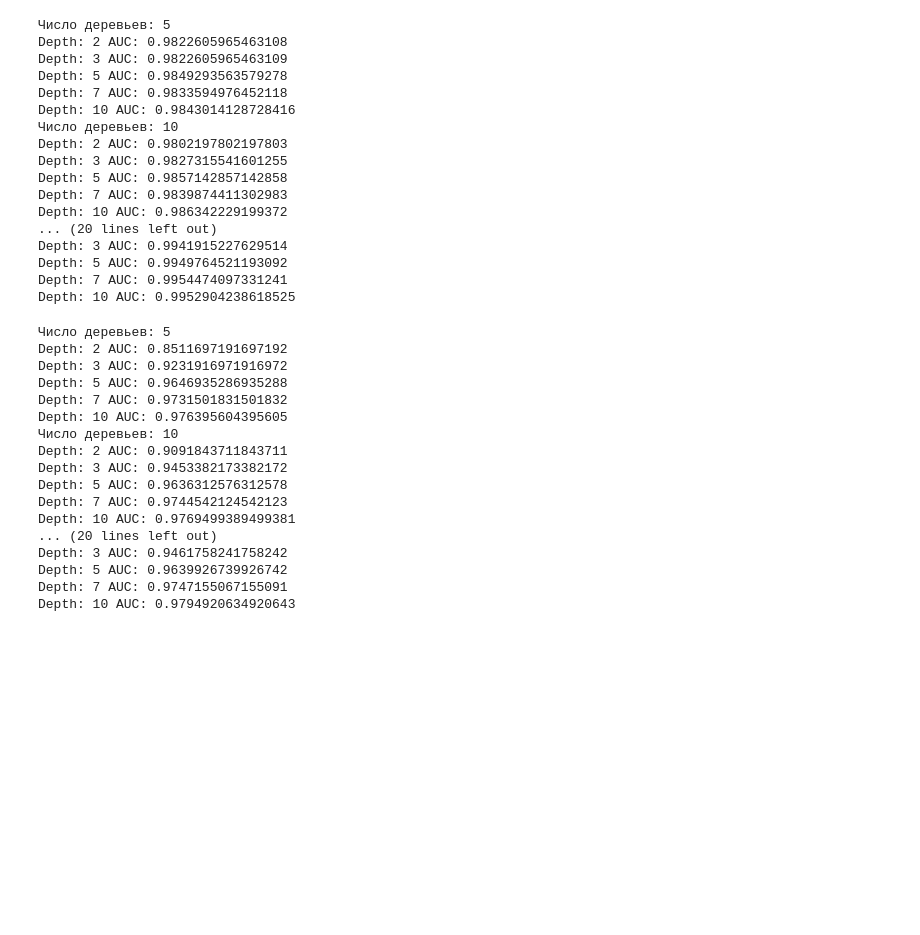
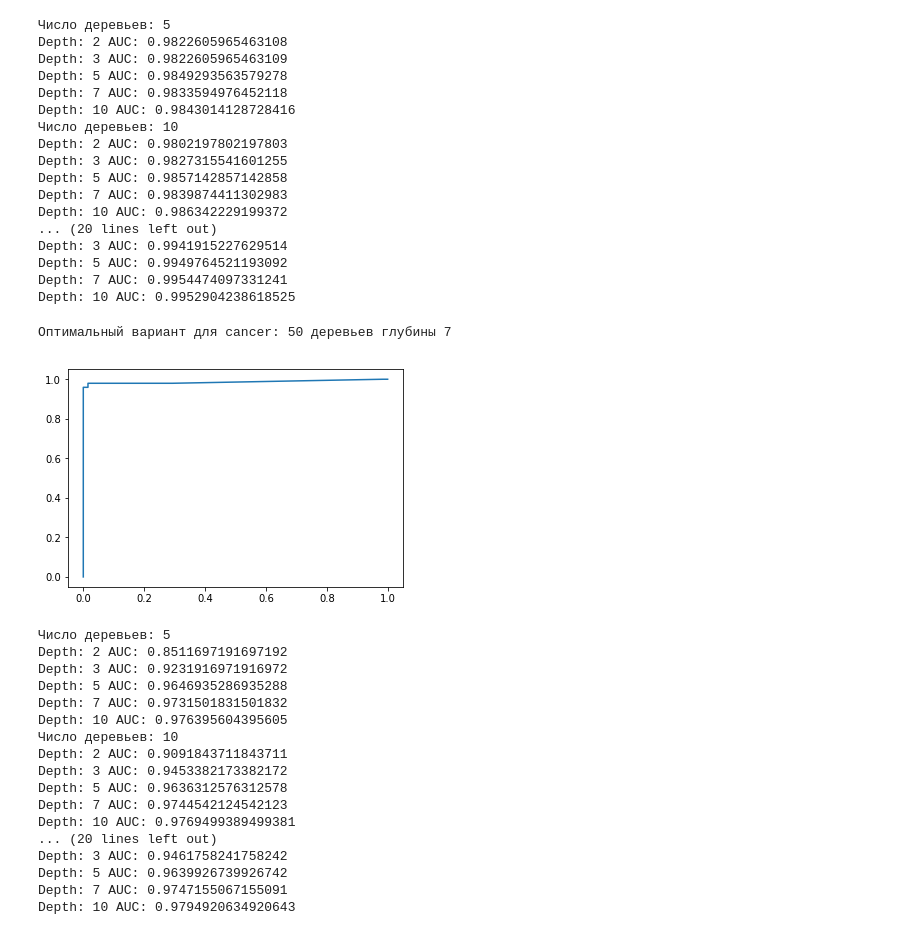
Before and after one commit to aviator737x/ML, a Jupyter notebook: hw4.ipynb, the cells around one changed output. Drawn from its saved outputs; the diff is of its cells as text; code cells hidden in the pictures; blank space fills up the shorter version.

```diff
--- a/hw4.ipynb
+++ b/hw4.ipynb
@@ -339,3 +337,55 @@ print("Оптимальный вариант для cancer: 50 деревьев
+# %%
+print("Оптимальный вариант для cancer: 50 деревьев глубины 7")
+def classify_matrix(self, X, depth = -1, trees_num = None):
+    if trees_num is None:
+        trees_num = len(self.forest)
+    res = np.array([0] * len(X))
+    for i in range(trees_num):
+        res = res + self.forest[i].classify_matrix(X[:, self.feats[i]], depth - 1)
+    res /= len(self.forest)
+    return res
+
+while len(forest_cancer.forest) != 50:
+    forest_cancer.forest.pop()
+tps = []
+fps = []
+pr1 = classify_matrix(forest_cancer, X_cancer_test, 7)
+y_cancer_test[y_cancer_test == 0]
+g1 = len(y_cancer_test[y_cancer_test == 1])
+g0 = len(y_cancer_test[y_cancer_test == 0])
+pairs = []
+for i in range(len(pr1)):
+    pairs.append((pr1[i], y_cancer_test[i]))
+pairs.sort()
+tp = g1
+fp = g0
+i = 0
+fps.append(1)
+tps.append(1)
+while True:
+    if i >= len(pairs):
+            break
+    pr = pairs[i][0]
+    cl = pairs[i][1]
+    prev = pr
+    while True:
+        if i >= len(pairs) or pr != prev:
+            break
+        pr = pairs[i][0]
+        cl = pairs[i][1]
+        if i >= len(pairs) or pr != prev:
+            break
+        tp -= int(cl == 1)
+        fp -= int(cl == 0)
+        i += 1
+    tps.append(tp / g1)
+    fps.append(fp / g0)
+fig = plt.figure()
+plt.plot(fps, tps)
+fig.show()
+# %% [output]
+Оптимальный вариант для cancer: 50 деревьев глубины 7
+[figure, added]
 # %%
 for trees_num in [5, 10, 20, 30, 50, 100]:
     print("Число деревьев: " + str(trees_num))
```
Also changed, not shown: parts of 3 cells of this notebook.
